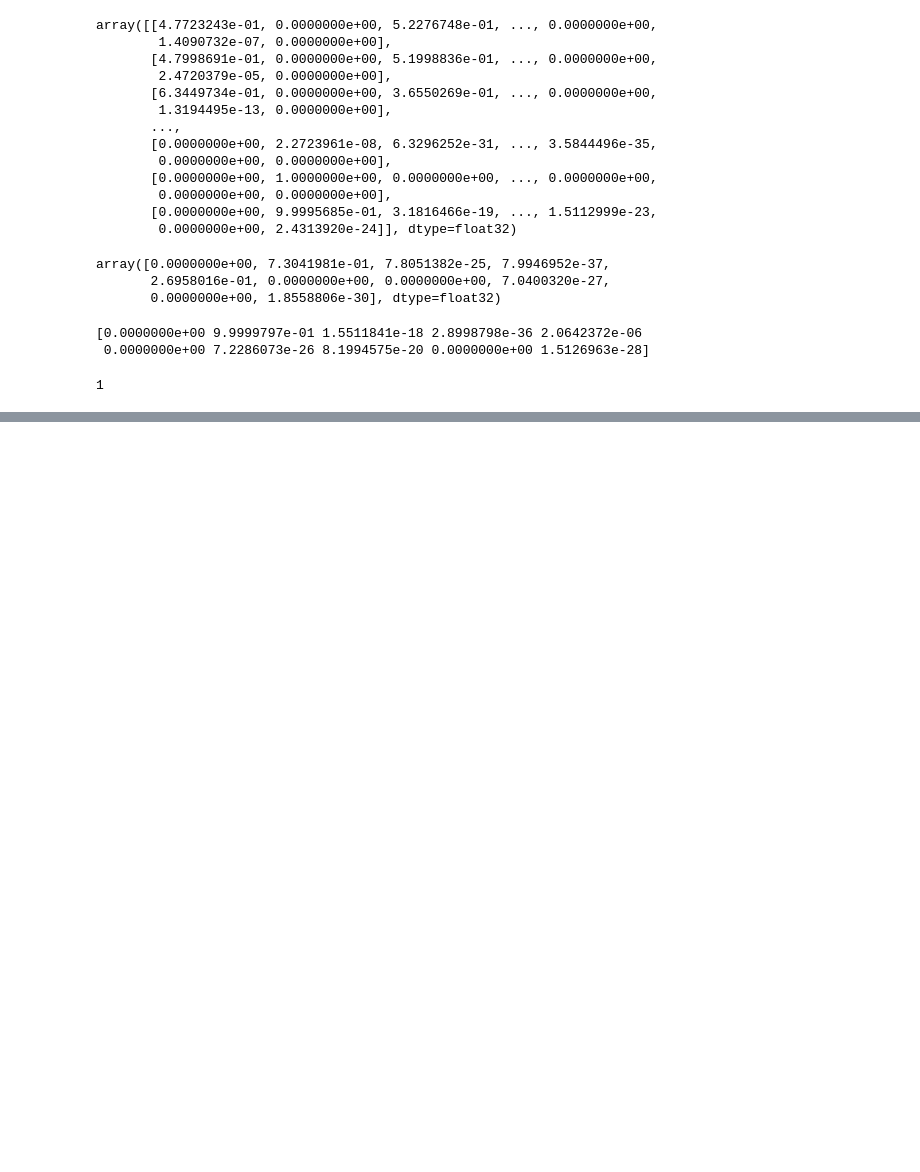
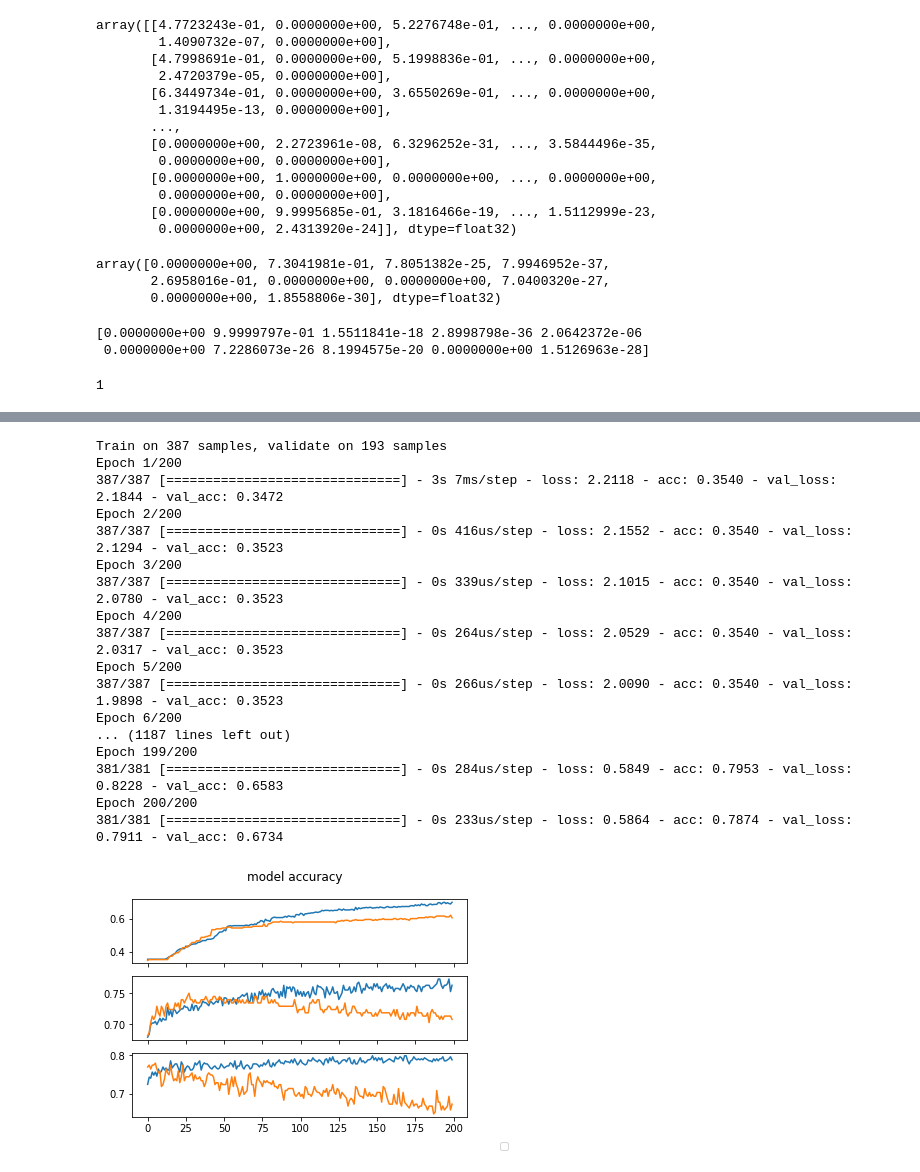
Before and after one commit to Jayzh7/Neural-Network-Classifier, a Jupyter notebook: FCN2.ipynb, the cells around one changed output, grey strips where cells are left out. Saved outputs shown, nothing was run; the diff lists cells and outputs as text; code cells hidden in the pictures; blank space fills up the shorter version.

```diff
--- a/FCN2.ipynb
+++ b/FCN2.ipynb
@@ -342,0 +324,22 @@ print(a[0])
+# %%
+reload(my_k_fold)
+my_k_fold.__main__()
+# %% [output]
+Train on 387 samples, validate on 193 samples
+Epoch 1/200
+387/387 [==============================] - 3s 7ms/step - loss: 2.2118 - acc: 0.3540 - val_loss: 2.1844 - val_acc: 0.3472
+Epoch 2/200
+387/387 [==============================] - 0s 416us/step - loss: 2.1552 - acc: 0.3540 - val_loss: 2.1294 - val_acc: 0.3523
+Epoch 3/200
+387/387 [==============================] - 0s 339us/step - loss: 2.1015 - acc: 0.3540 - val_loss: 2.0780 - val_acc: 0.3523
+Epoch 4/200
+387/387 [==============================] - 0s 264us/step - loss: 2.0529 - acc: 0.3540 - val_loss: 2.0317 - val_acc: 0.3523
+Epoch 5/200
+387/387 [==============================] - 0s 266us/step - loss: 2.0090 - acc: 0.3540 - val_loss: 1.9898 - val_acc: 0.3523
+Epoch 6/200
+... (1187 lines left out)
+Epoch 199/200
+381/381 [==============================] - 0s 284us/step - loss: 0.5849 - acc: 0.7953 - val_loss: 0.8228 - val_acc: 0.6583
+Epoch 200/200
+381/381 [==============================] - 0s 233us/step - loss: 0.5864 - acc: 0.7874 - val_loss: 0.7911 - val_acc: 0.6734
+[figure, added]
```
Also changed, not shown: parts of 17 cells of this notebook, 8 other files.
